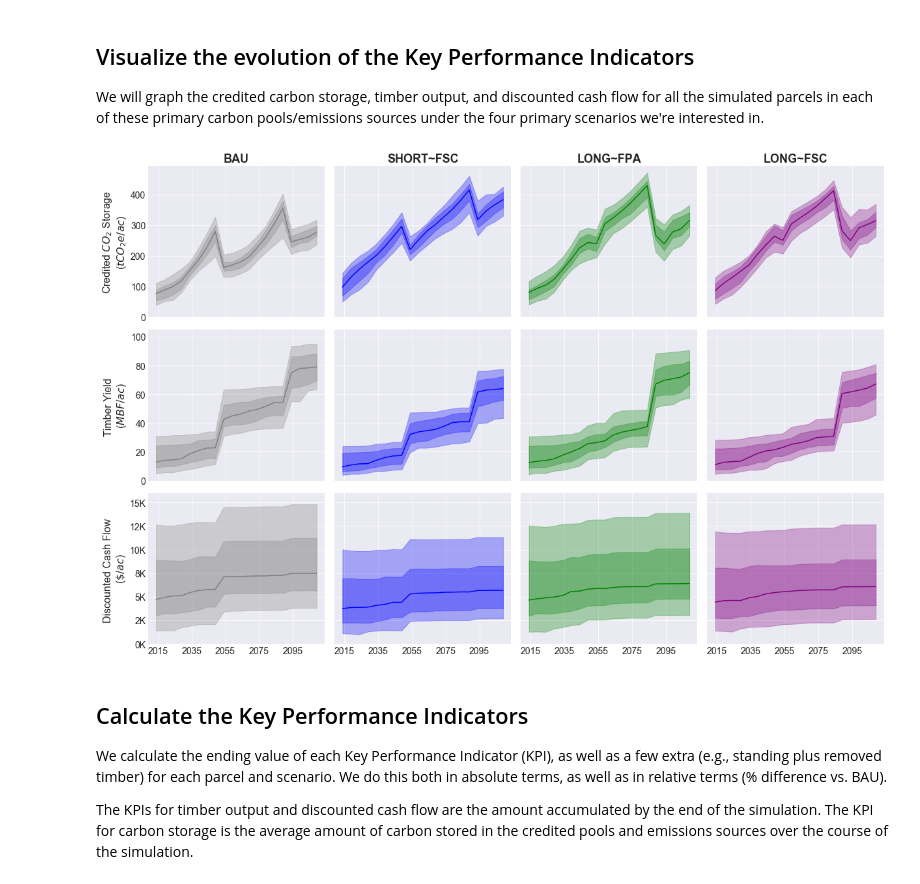
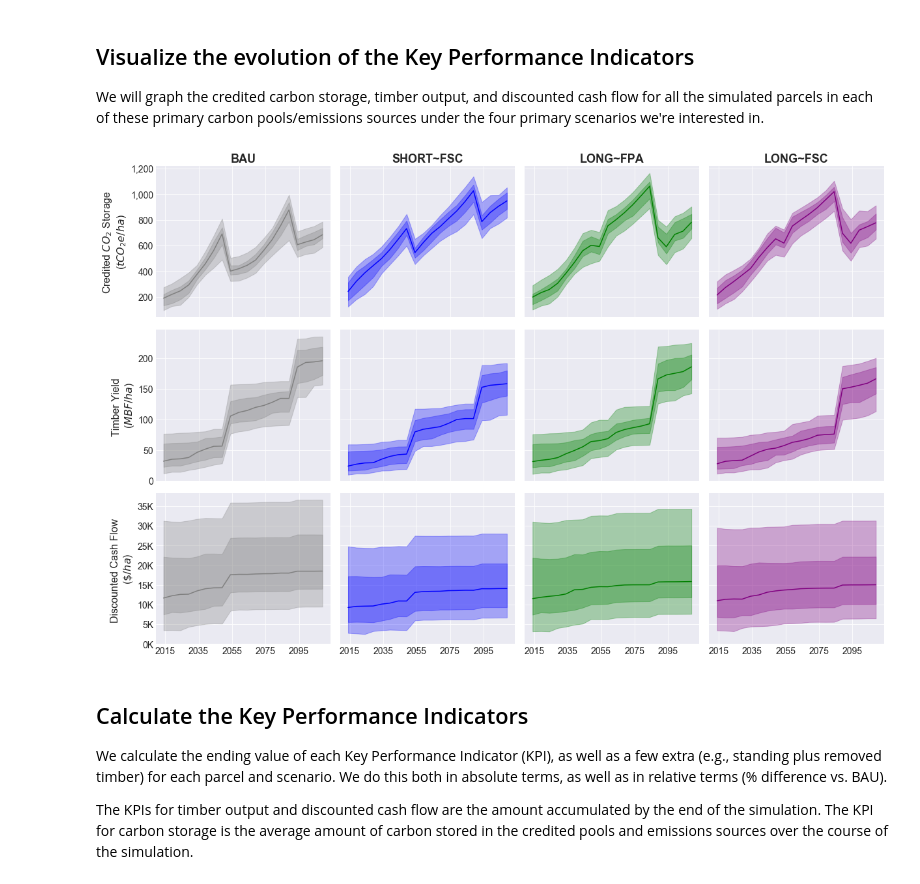
Before and after one commit to Ecotrust/FSC_Case_Studies, a Jupyter notebook: FSC Case Study Visualization.ipynb, the cells around one changed output. Saved outputs shown, nothing was run; the diff lists cells and outputs as text; code cells hidden in the pictures.

```diff
--- a/FSC Case Study Visualization.ipynb
+++ b/FSC Case Study Visualization.ipynb
@@ -281,3 +276,15 @@ data['stand_plus_remove_mcuft_CCF'] = (data.mcuft + data.cumulative_rmcuft)/100.
+# %%
+data_cols = ['cumulative_mbf', 'aboveground_total_live', 'aboveground_merch_live', 'belowground_live',
+             'standing_dead', 'forest_down_dead_wood', 'forest_floor', 'forest_shrub_herb',
+             'total_stand_carbon', 'total_removed_carbon', 'carbon_released_from_fire',
+             'products', 'landfill', 'energy', 'emissions', 'merch_carbon_stored',
+             'merch_carbon_removed', 'tcuft', 'mcuft', 'rcuft', 'rmcuft', 'bdft', 'rbdft', 'npv_adj', 'nfv_adj',
+             'undiscounted_cost_adj', 'discounted_cost_adj', 'undiscounted_revenue_adj', 'discounted_revenue_adj',
+             'mrch_boardfoot_volume_adj', 'tree_carbon', 'ARBhwp', 'periodic_removed_carbon_alltree',
+             'cumulative_removed_carbon_alltree', 'leakage', 'cumulative_leakage', 'tot_carbon', 'tCO2e',
+             'cumulative_rbdft', 'cumulative_rcuft', 'cumulative_rmcuft', 'stand_plus_remove_MBF',
+             'stand_plus_remove_cuft_CCF', 'stand_plus_remove_mcuft_CCF']
+data[data_cols] = data[data_cols] * 2.47105
 # %% [markdown]
 ## Visualize the carbon storage in the forest, wood products, and emissions from leakage
 We will graph the carbon storage per acre for all the simulated parcels in each of these primary carbon pools/emissions sources under the four primary scenarios we're interested in.
@@ -353,11 +360,11 @@ cols = ['parcel', 'year', 'scenario', 'tCO2e', 'cumulative_mbf', 'npv_adj']
 metrics = ['tCO2e', 'cumulative_mbf', 'npv_adj']
 scenarios = ['BAU', 'SHORT~FSC', 'LONG~FPA', 'LONG~FSC']
 yaxis_labels = ['''Credited $CO_2$ Storage
-($tCO_2e/ac$)''',
+($tCO_2e/ha$)''',
                 '''Timber Yield
-($MBF/ac$)''',
+($MBF/ha$)''',
                 '''Discounted Cash Flow
-($\$/ac$)''']
+($\$/ha$)''']
 
 i=0
 for metric in metrics:
@@ -376,39 +383,39 @@ for metric in metrics:
         # 25th and 75th percentile range
         axs[i][j].fill_between(x=pivot.index, #
                               y1=pivot[0.25][scenarios[j]],
                               y2=pivot[0.75][scenarios[j]],
                               alpha=0.3, color=pal[j])
         # median line
         axs[i][j].plot(pivot[0.5][scenarios[j]], lw=1.5, color=pal[j])
     i+=1
 
 # label the plots
 for i in range(len(axs[0])): # go by rows
     axs[0][i].set_title(scenarios[i], fontsize=18, weight='bold') # label title on top row
     axs[-1][i].xaxis.set_tick_params(labelsize=14) # ticks on bottom row
 
 for i in range(len(axs)): # go by columns
     axs[i][0].set_ylabel(yaxis_labels[i], fontsize=16) # axis label on first column
     axs[i][0].yaxis.set_major_formatter(FuncFormatter('{0:,.0f}'.format))
     axs[i][0].yaxis.set_tick_params(labelsize=14)
 
 # adjust axes limits and ticks for aesthetics
 plt.setp(axs, xticks=range(2015,2115,20))
 
-axs[1][0].set_ylim(0, 105)
-axs[2][0].set_ylim(0, 16000)
-plt.setp(axs[0], yticks=range(0,500,100)) # credited tco2e yticks
-plt.setp(axs[1], yticks=range(0,120,20)) # timber yield yticks
-plt.setp(axs[2], yticks=range(0,17500,2500), xlabel='') # cash flow yticks
+axs[1][0].set_ylim(0, None)
+axs[2][0].set_ylim(0, None)
+#plt.setp(axs[0], yticks=range(0,500,100)) # credited tco2e yticks
+#plt.setp(axs[1], yticks=range(0,120,20)) # timber yield yticks
+#plt.setp(axs[2], yticks=range(0,17500,2500), xlabel='') # cash flow yticks
 # format the currency axis
 def currency(x, pos):
     return '{:1.0f}K'.format(x*1e-3)
 axs[-1][0].yaxis.set_major_formatter(FuncFormatter(currency))
 
 plt.tight_layout()
 plt.savefig('./images/KPI_lines.png');
 # %% [output]
-[figure, old version]
+[figure, new version]
 # %% [markdown]
 ## Calculate the Key Performance Indicators
 We calculate the ending value of each Key Performance Indicator (KPI), as well as a few extra (e.g., standing plus removed timber) for each parcel and scenario. We do this both in absolute terms, as well as in relative terms (% difference vs. BAU).
```
Also changed, not shown: parts of 24 cells of this notebook, 6 other files.
